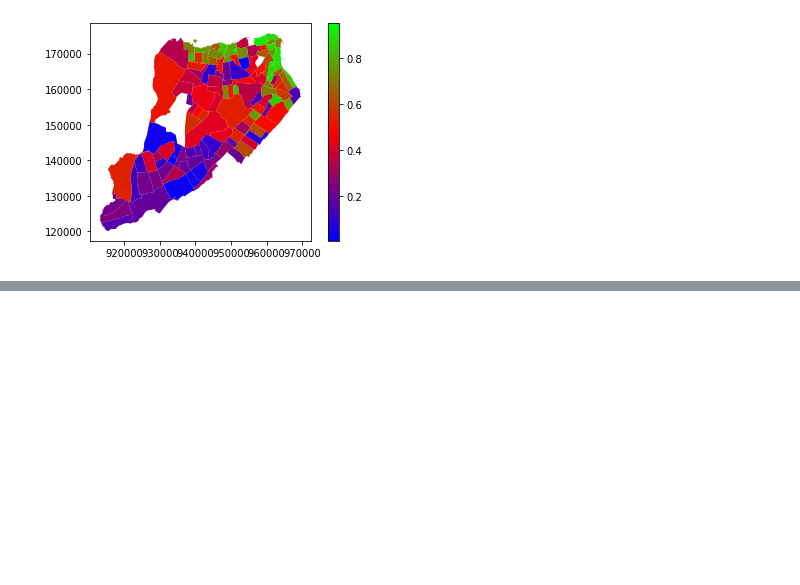
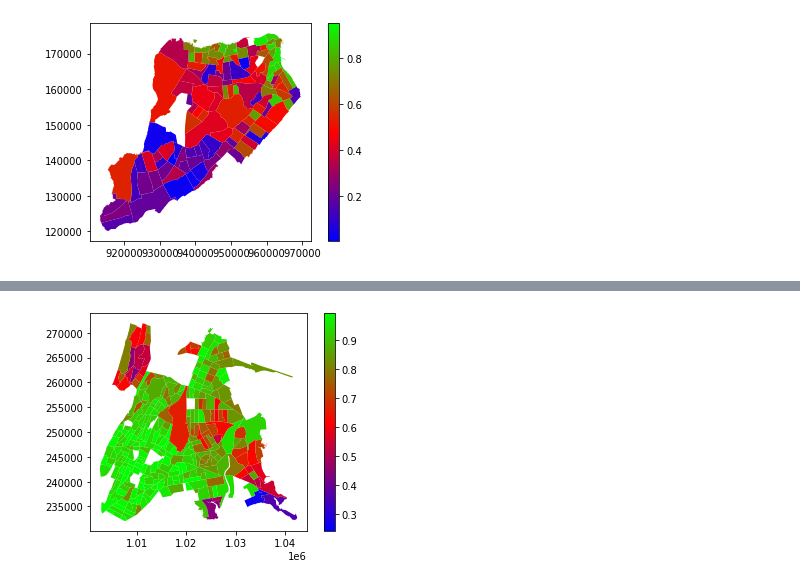
Before and after one commit to KennethA32/Living_Shorelines, a Jupyter notebook: living_shoreline.ipynb, the cells around one changed output, grey strips where cells are left out. Saved outputs shown, nothing was run; the diff lists cells and outputs as text; code cells hidden in the pictures; blank space fills up the shorter version.

Commit message:
attempted to make environmental justice maps.. Some census tracts are missing? 1978/2168 documented.

```diff
--- a/living_shoreline.ipynb
+++ b/living_shoreline.ipynb
@@ -182,0 +209,8 @@ nyc_vuln_gpd.plot("RPL_THEMES", cmap="brg", legend = True)
+# %%
+## Importing environmental justice data from CDC
+## https://www.atsdr.cdc.gov/placeandhealth/eji/docs/EJI-2022-Documentation.pdf
+## ['RPL_EJI'] is the environmental justice index column
+file_path = "/Users/kenneth/Documents/Living_Shorelines/data/census_tracts_2020/socioeconomic_data/environmental_justice.csv"
+nyc_ej = pd.read_csv(file_path, low_memory=False)
+# %%
+nyc_ej = nyc_ej[['COUNTY','GEOID','RPL_EJI', 'SPL_EJI']]
@@ -182,0 +233,2 @@ nyc_vuln_gpd.plot("RPL_THEMES", cmap="brg", legend = True)
+# %%
+nyc_ej_gpd = pd.merge(nyc_census_tracts, nyc_ej, left_on='GEO_ID', right_on='GEOID')
@@ -182,0 +253,4 @@ nyc_vuln_gpd.plot("RPL_THEMES", cmap="brg", legend = True)
+# %%
+boro_plotter2(gpd = nyc_ej_gpd, boro = 'Bronx', var = 'RPL_EJI' )
+# %% [output]
+[figure, added]
```
Also changed, not shown: parts of 8 cells of this notebook, 1 other file.
